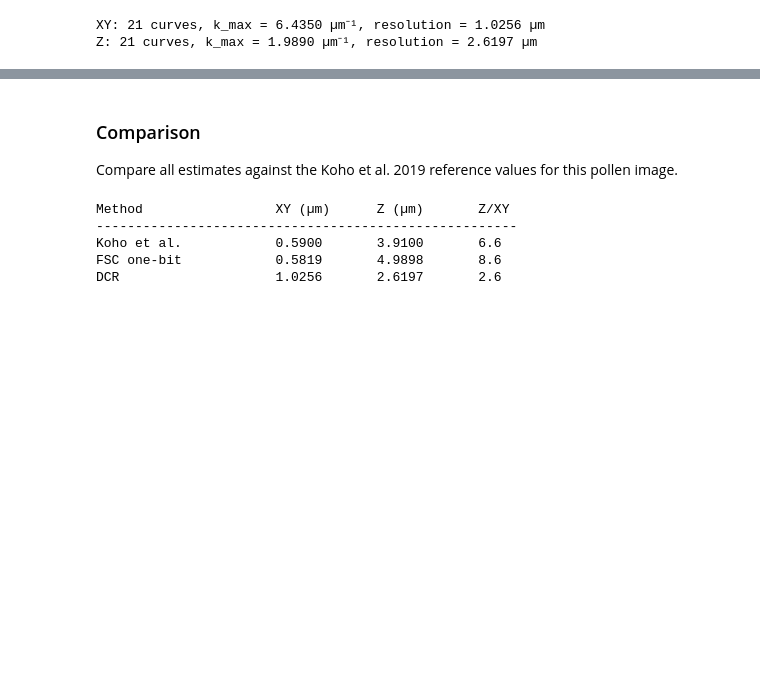
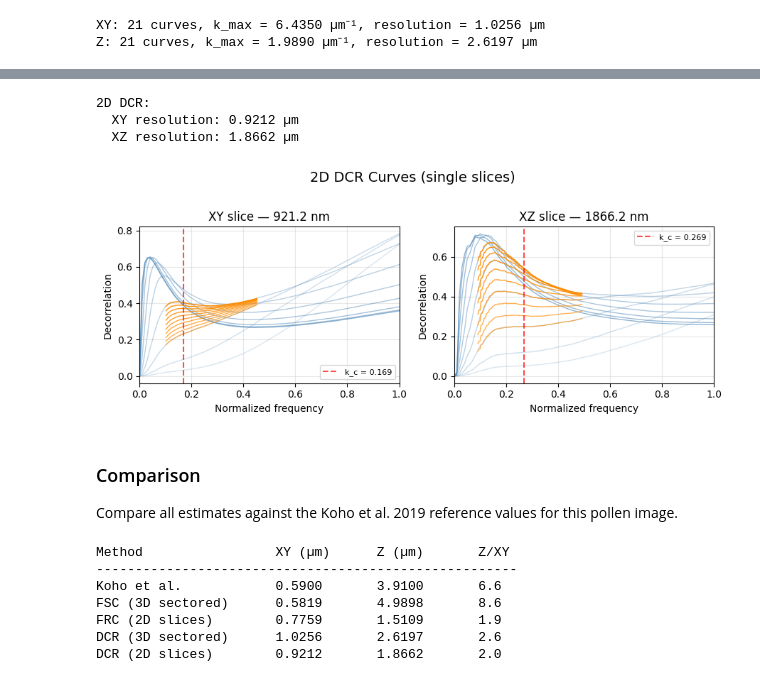
Before and after one commit to alxndrkalinin/cubic, a Jupyter notebook: examples/notebooks/resolution_estimation_3d.ipynb, the cells around one changed output, grey strips where cells are left out. Saved outputs shown, nothing was run; the diff lists cells and outputs as text; code cells hidden in the pictures; blank space fills up the shorter version.

```diff
--- a/examples/notebooks/resolution_estimation_3d.ipynb
+++ b/examples/notebooks/resolution_estimation_3d.ipynb
@@ -225,3 +285,29 @@ plt.show()
+# %%
+dcr_xy_res, dcr_xy_radii, dcr_xy_curves, dcr_xy_peaks = dcr_curve(
+    xy_slice, spacing=spacing_xy
+)
+dcr_xz_res, dcr_xz_radii, dcr_xz_curves, dcr_xz_peaks = dcr_curve(
+    xz_slice, spacing=spacing_xz
+)
+
+print(f"2D DCR:")
+print(f"  XY resolution: {dcr_xy_res:.4f} µm")
+print(f"  XZ resolution: {dcr_xz_res:.4f} µm")
+# %% [output]
+2D DCR:
+  XY resolution: 0.9212 µm
+  XZ resolution: 1.8662 µm
+# %%
+fig, axes = plt.subplots(1, 2, figsize=(9, 3.5))
+plot_dcr_curves(dcr_xy_radii, dcr_xy_curves, dcr_xy_peaks, axes[0])
+axes[0].set_title(f"XY slice — {dcr_xy_res * 1000:.1f} nm")
+plot_dcr_curves(dcr_xz_radii, dcr_xz_curves, dcr_xz_peaks, axes[1])
+axes[1].set_title(f"XZ slice — {dcr_xz_res * 1000:.1f} nm")
+fig.suptitle("2D DCR Curves (single slices)", fontsize=14, y=1.02)
+plt.tight_layout()
+plt.show()
+# %% [output]
+[figure, added]
 # %% [markdown]
 ### Comparison
 
@@ -229,10 +315,15 @@ Compare all estimates against the Koho et al. 2019 reference values for this pol
 # %%
 paper_xy, paper_z = 0.59, 3.91
 
+frc_xy_res = frc_xy.resolution["resolution"]
+frc_xz_res = frc_xz.resolution["resolution"]
+
 methods = {
     "Koho et al.": {"xy": paper_xy, "z": paper_z},
-    "FSC one-bit": fsc_result,
-    "DCR": dcr_result,
+    "FSC (3D sectored)": fsc_result,
+    "FRC (2D slices)": {"xy": frc_xy_res, "z": frc_xz_res},
+    "DCR (3D sectored)": dcr_result,
+    "DCR (2D slices)": {"xy": dcr_xy_res, "z": dcr_xz_res},
 }
 
 print(f"{'Method':<22} {'XY (µm)':<12} {'Z (µm)':<12} {'Z/XY':<8}")
@@ -245,5 +336,7 @@ for name, res in methods.items():
 Method                 XY (µm)      Z (µm)       Z/XY
 ------------------------------------------------------
 Koho et al.            0.5900       3.9100       6.6
-FSC one-bit            0.5819       4.9898       8.6
-DCR                    1.0256       2.6197       2.6
+FSC (3D sectored)      0.5819       4.9898       8.6
+FRC (2D slices)        0.7759       1.5109       1.9
+DCR (3D sectored)      1.0256       2.6197       2.6
+DCR (2D slices)        0.9212       1.8662       2.0
```
Also changed, not shown: parts of 8 cells of this notebook, 2 other files.
